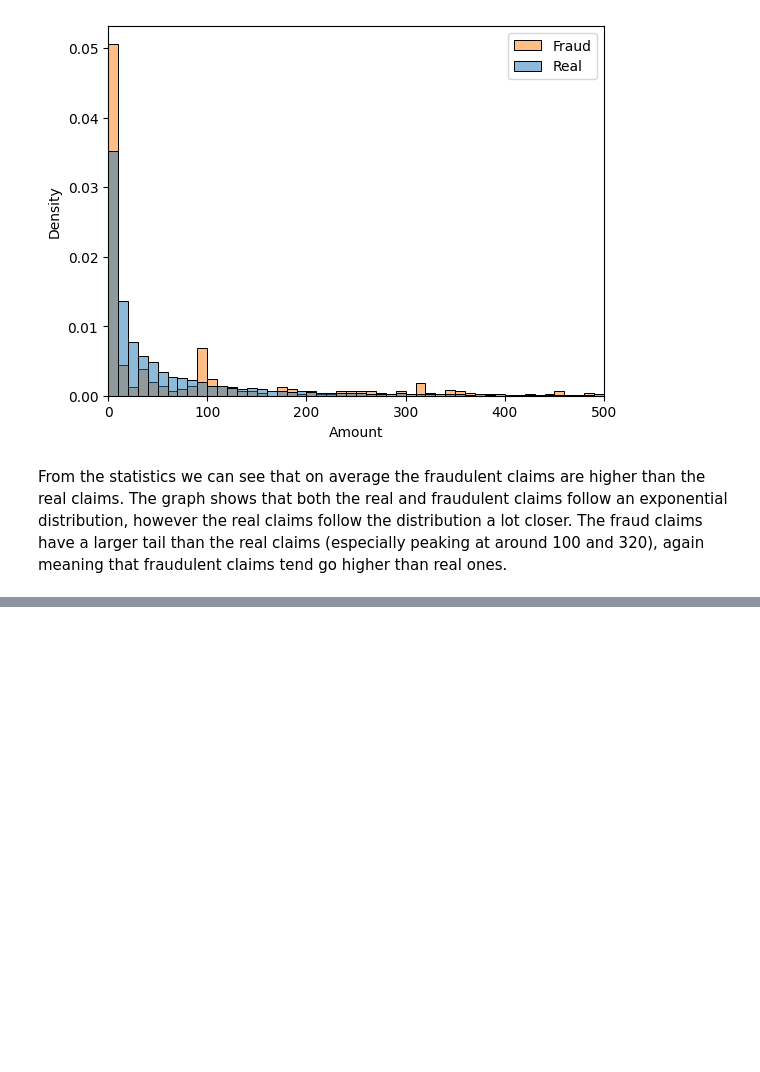
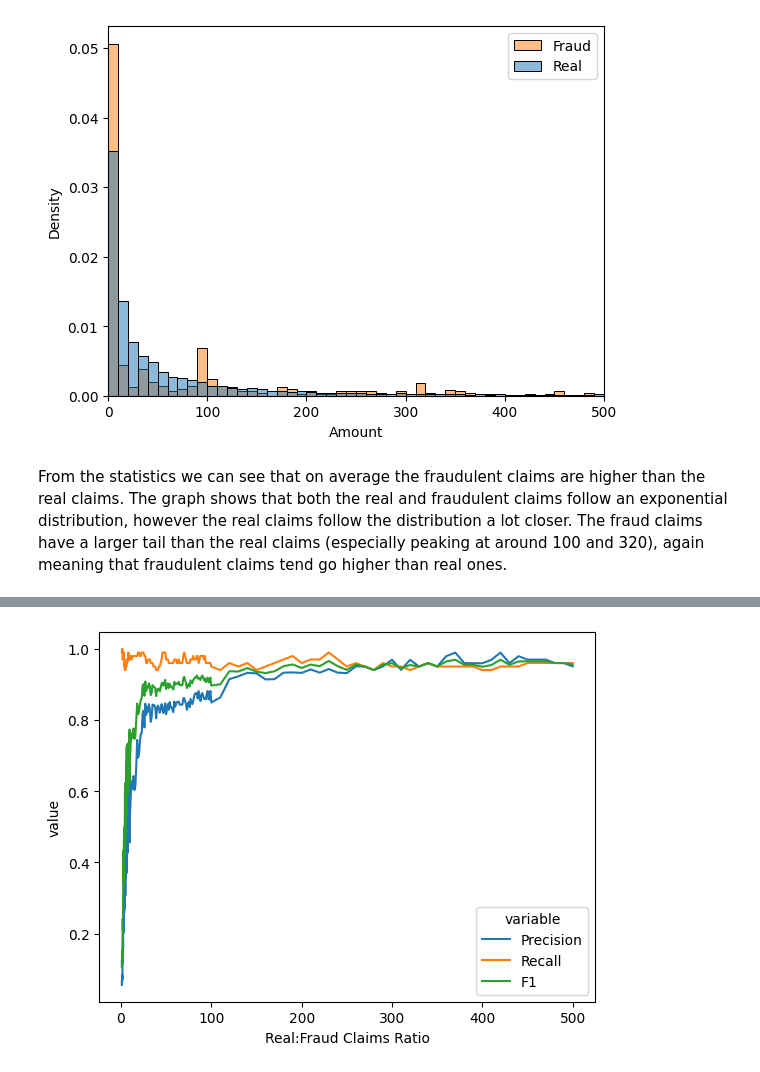
Before and after one commit to ColeFChisamore/CreditCardFraud, a Jupyter notebook: CreditCardFraud.ipynb, the cells around one changed output, grey strips where cells are left out. Drawn from its saved outputs; the diff is of its cells as text; code cells hidden in the pictures; blank space fills up the shorter version.

```diff
--- a/CreditCardFraud.ipynb
+++ b/CreditCardFraud.ipynb
@@ -85,0 +101,31 @@ After training the random forest classifier model and using it on the test data
+# %%
+ratios = []
+precision = []
+recall = []
+f1 = []
+
+# "rat" is part of the ratio between fraud and real claims (fraud:real == 1:rat)
+rat = 1
+inc = 0.1
+while (rat <= 500):
+    print("trying ratio 1:", rat)
+    ratios.append(rat)
+    # get new X and Y from undersampled dataframe
+    fraudFull = df[df["Class"] == 1]
+    realSubset = df[df["Class"] == 0].sample(n=int(490*rat), random_state=4)
+    dfSubset = pd.concat([fraudFull, realSubset])
+    x2 = dfSubset.drop('Class', axis = 'columns').values
+    y2 = dfSubset.Class.values
+    xTrain2, xTest2, yTrain2, yTest2 = train_test_split(x2, y2, test_size=0.2, random_state=4)
+    # train new tree
+    rfc2 = RandomForestClassifier(random_state=4, n_jobs=-1)
+    rfc2.fit(xTrain2, yTrain2)
+    name = "rfcModel" + str(size)
+    # test on existing test data
+    yPred2 = rfc2.predict(xTest)
+    precision.append(precision_score(yTest, yPred2))
+    recall.append(recall_score(yTest, yPred2))
+    f1.append(f1_score(yTest, yPred2))
+    rat = round(rat + inc, 2)
+    if (rat%(inc * 100) == 0):
+        inc *= 10
@@ -85,0 +150,6 @@ After training the random forest classifier model and using it on the test data
+# %%
+statsData = {'Real:Fraud Claims Ratio': ratios,
+            'Precision': precision,
+            'Recall': recall,
+            'F1': f1}
+statsDf = pd.DataFrame(data = statsData)
@@ -85,0 +172,7 @@ After training the random forest classifier model and using it on the test data
+# %%
+statsDfLong = pd.melt(statsDf, "Real:Fraud Claims Ratio")
+plot = sns.lineplot(data=statsDfLong, x='Real:Fraud Claims Ratio', y='value', hue='variable')
+plt.show()
+#plot.set_xscale('log')
+# %% [output]
+[figure, added]
```
Also changed, not shown: parts of 21 cells of this notebook, 3 other files.
